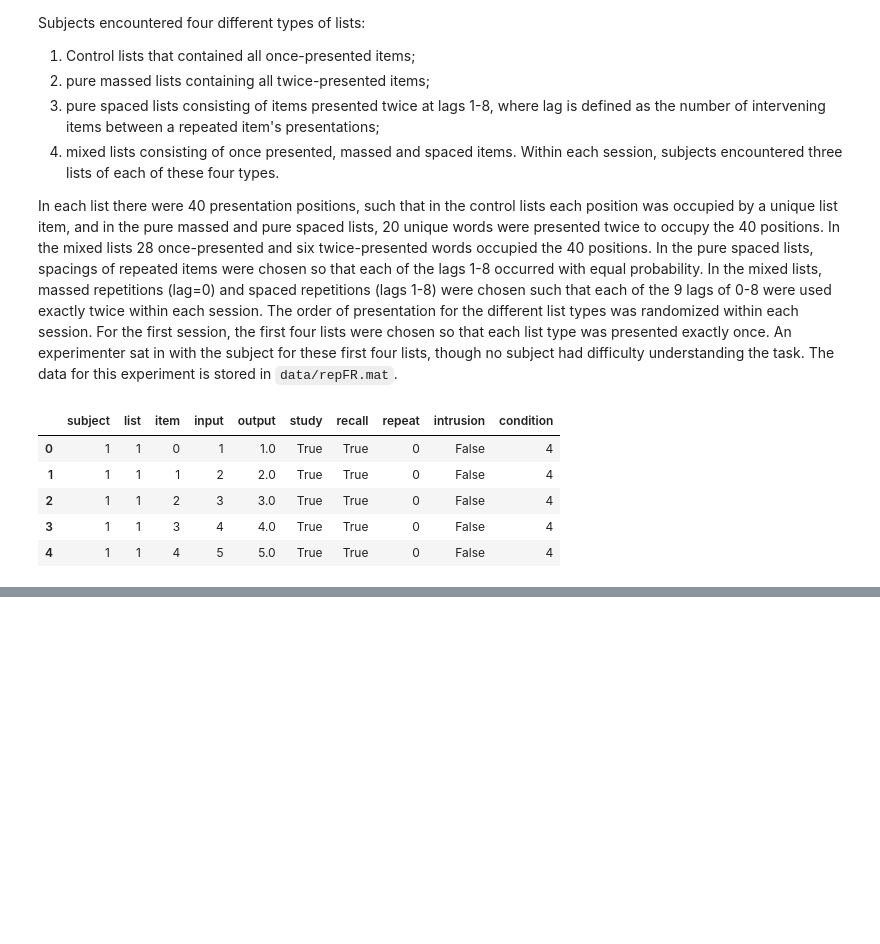
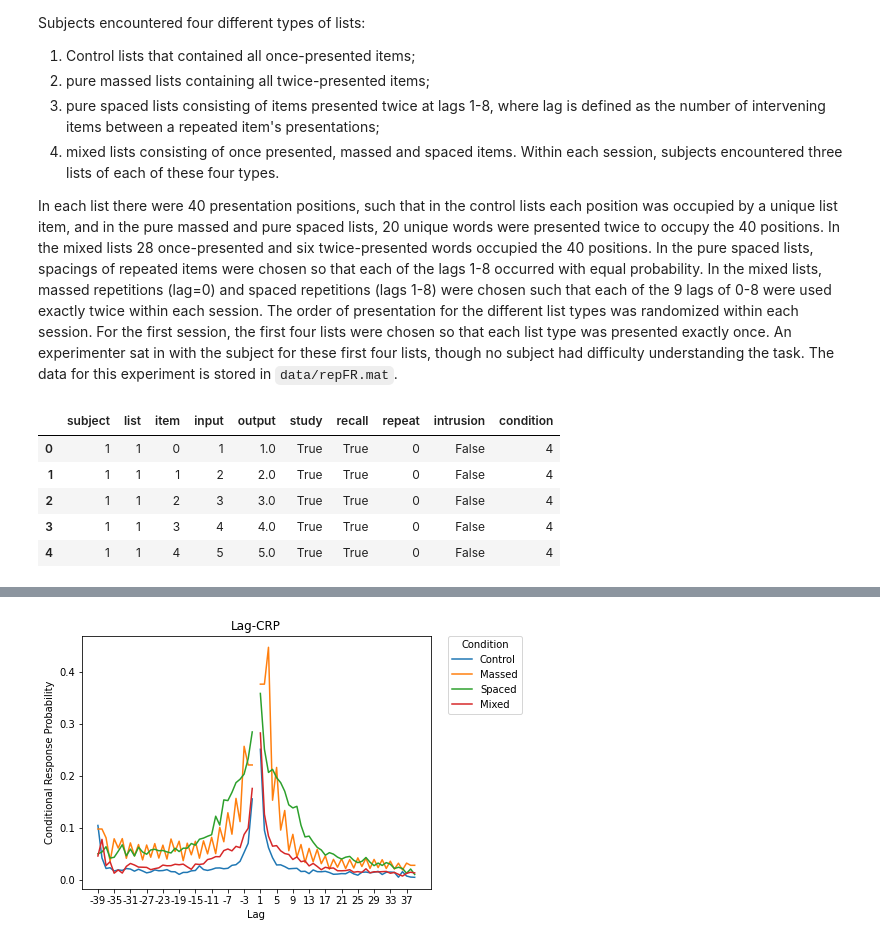
Before and after one commit to githubpsyche/compmemlearn, a Jupyter notebook: projects/Repetition_CMR/report/Data_Overview.ipynb, the cells around one changed output, grey strips where cells are left out. Saved outputs shown, nothing was run; the diff lists cells and outputs as text; code cells hidden in the pictures; blank space fills up the shorter version.

```diff
--- a/projects/Repetition_CMR/report/Data_Overview.ipynb
+++ b/projects/Repetition_CMR/report/Data_Overview.ipynb
@@ -27,0 +48,16 @@ events.head()
+# %%
+plt.figure(figsize=(7.5, 5))
+
+for condition in range(4):
+    test_crp= flex_mixed_crp(trials[list_types==condition+1], presentations[list_types==condition+1])
+    test_crp[len(presentations[0])-1] = np.nan
+    plt.plot(np.arange(len(test_crp)), test_crp, label=conditions[condition])
+
+plt.title('Lag-CRP')
+plt.xlabel('Lag')
+plt.ylabel('Conditional Response Probability')
+plt.xticks(np.arange(0, len(test_crp), 4), np.arange(0, len(test_crp), 4) - 39)
+plt.legend(title='Condition', bbox_to_anchor=(1.05, 1), loc=2, borderaxespad=0.)
+plt.tight_layout(pad=3)
+# %% [output]
+[figure, added]
```
Also changed, not shown: parts of 11 cells of this notebook, 20 other files.
